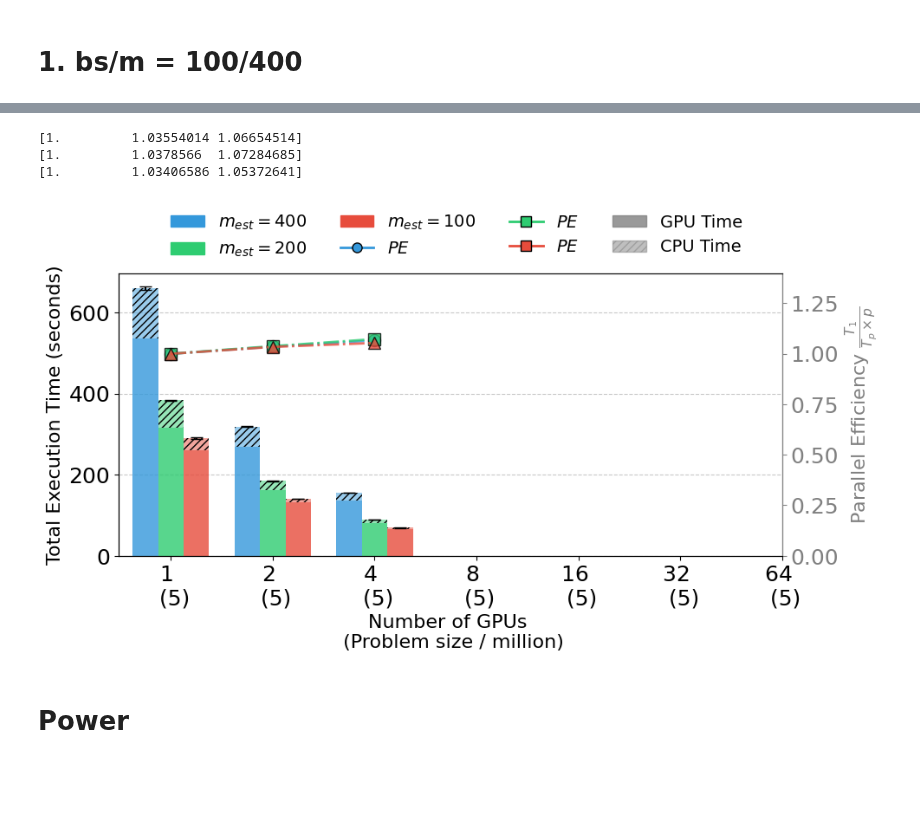
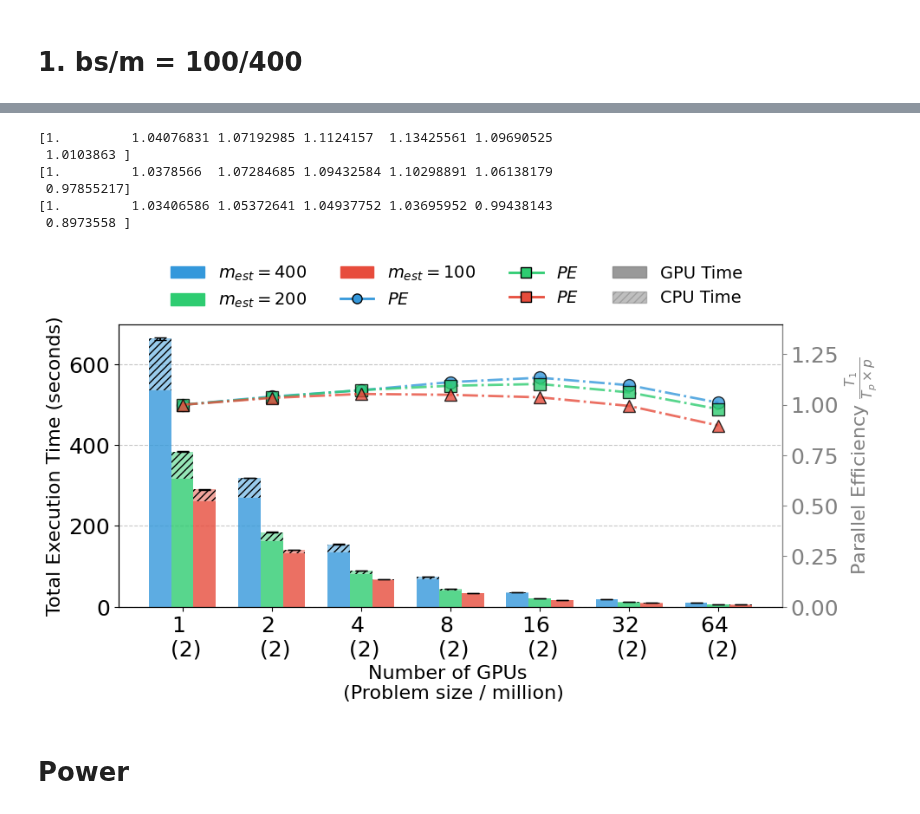
Before and after one commit to paper-code1/VecchiaConditionalExtremes, a Jupyter notebook: experiments/PerformanceVisu_A100_scaling.ipynb, the cells around one changed output, grey strips where cells are left out. Drawn from its saved outputs; the diff is of its cells as text; code cells hidden in the pictures; blank space fills up the shorter version.

```diff
--- a/experiments/PerformanceVisu_A100_scaling.ipynb
+++ b/experiments/PerformanceVisu_A100_scaling.ipynb
@@ -329,7 +312,7 @@ ax2 = ax1.twinx()  # Create a second y-axis
 # Bar width and positions
 bar_width = 0.25
 index = np.arange(len(n_values))
-index_GPUs_ps = ['1 \n (5)', '2 \n (5)', '4 \n (5)', '8 \n (5)', '16 \n (5)', '32 \n (5)', '64 \n (5)']
+index_GPUs_ps = ['1 \n (2)', '2 \n (2)', '4 \n (2)', '8 \n (2)', '16 \n (2)', '32 \n (2)', '64 \n (2)']
 
 # Plot stacked bars for each implementation on the first y-axis
 for i, measurement in enumerate(measurements):
@@ -419,37 +402,40 @@ for i, measurement in enumerate(measurements):
 
 # Add speedup lines to legend
 for i, measurement in enumerate(measurements):
     legend_elements.append(plt.Line2D([0], [0], marker='o' if i==0 else 's',
                           color=colors[i], markersize=8, linewidth=2,markeredgecolor='black',
                           label=rf"$PE$"))
 
 # Add ideal speedup line to legend
 # legend_elements.append(plt.Line2D([0], [0], color='black', linestyle='--',
 #                        linewidth=1.5, label='Ideal Speedup'))
 
 # Add CPU/GPU pattern legend
 gpu_patch = plt.Rectangle((0,0), 1, 1, color='gray', alpha=0.8, label='GPU Time')
 cpu_patch = plt.Rectangle((0,0), 1, 1, color='gray', alpha=0.5, hatch='////', label='CPU Time')
 legend_elements.extend([gpu_patch, cpu_patch])
 
 # Combine legends in a more organized way
 fig.legend(handles=legend_elements,
            loc='upper center',
            bbox_to_anchor=(0.5, 1.10),
            ncol=4,
            framealpha=0.,
            fontsize=14,
            frameon=True)
 
 # Adjust layout to make room for the legend at the top
 plt.tight_layout()
 plt.savefig("./fig/A100_strong_scaling_bs100.pdf", bbox_inches='tight')
 plt.show()
 # %% [output]
-[1.         1.03554014 1.06654514]
-[1.         1.0378566  1.07284685]
-[1.         1.03406586 1.05372641]
+[1.         1.04076831 1.07192985 1.1124157  1.13425561 1.09690525
+ 1.0103863 ]
+[1.         1.0378566  1.07284685 1.09432584 1.10298891 1.06138179
+ 0.97855217]
+[1.         1.03406586 1.05372641 1.04937752 1.03695952 0.99438143
+ 0.8973558 ]
-[figure, old version]
+[figure, new version]
 # %% [markdown]
 # Power
 # %%
```
Also changed, not shown: parts of 1 cell of this notebook, 3 other files.
